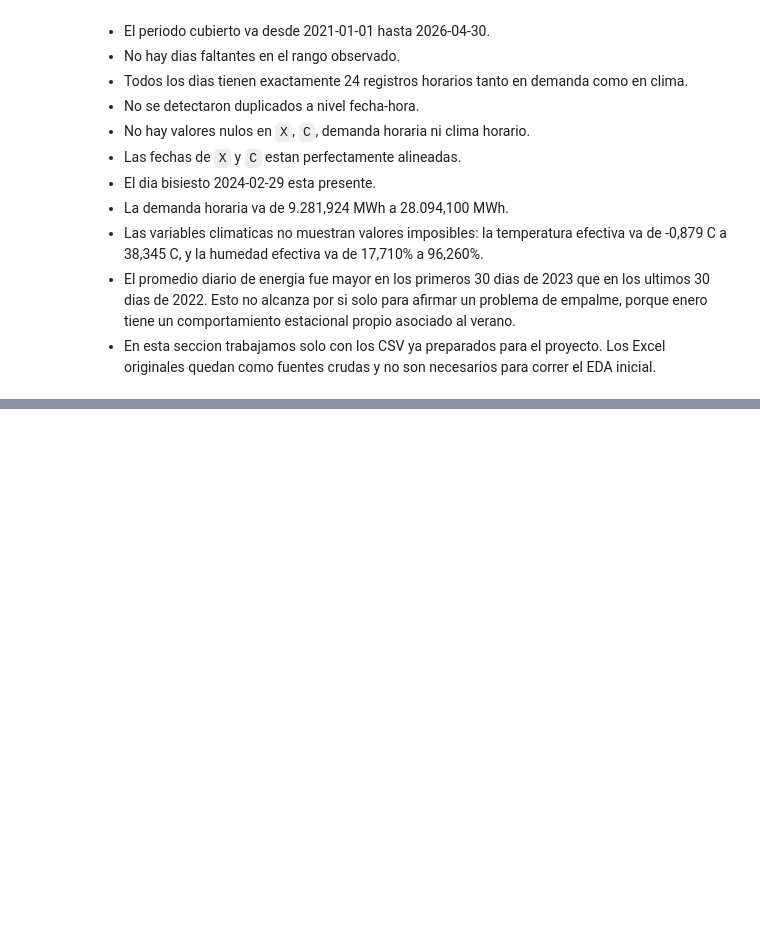
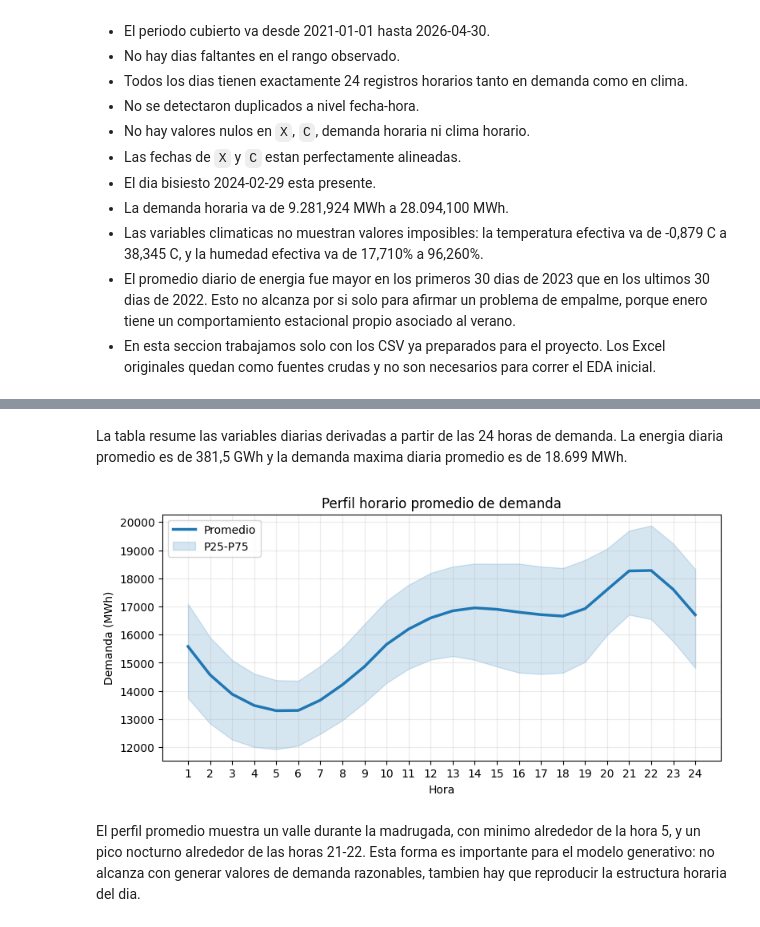
Before and after one commit to biancapaz/tp_final_ml, a Jupyter notebook: notebooks/eda.ipynb, the cells around one changed output, grey strips where cells are left out. Cells and saved outputs as stored; diff of their text form; code cells hidden in the pictures; blank space fills up the shorter version.

Commit message:
Hago #2 EDA, demanda diaria

```diff
--- a/notebooks/eda.ipynb
+++ b/notebooks/eda.ipynb
@@ -64,0 +83,10 @@ summary["value_ranges"]
+# %%
+x_profiles, conditions = load_daily_model_data(project_root)
+daily_demand = build_daily_demand_features(x_profiles, conditions)
+
+daily_summary = summarize_daily_demand(daily_demand)
+monthly_summary = summarize_by_month(daily_demand)
+day_type_summary = summarize_by_day_type(daily_demand)
+peak_hour_distribution = get_peak_hour_distribution(daily_demand)
+
+daily_summary
@@ -64,0 +103,8 @@ summary["value_ranges"]
+# %% [markdown]
+La tabla resume las variables diarias derivadas a partir de las 24 horas de demanda. La energia diaria promedio es de 381,5 GWh y la demanda maxima diaria promedio es de 18.699 MWh.
+# %%
+plot_average_daily_profile(daily_demand);
+# %% [output]
+[figure, added]
+# %% [markdown]
+El perfil promedio muestra un valle durante la madrugada, con minimo alrededor de la hora 5, y un pico nocturno alrededor de las horas 21-22. Esta forma es importante para el modelo generativo: no alcanza con generar valores de demanda razonables, tambien hay que reproducir la estructura horaria del dia.
```
Also changed, not shown: parts of 16 cells of this notebook, 2 other files.
